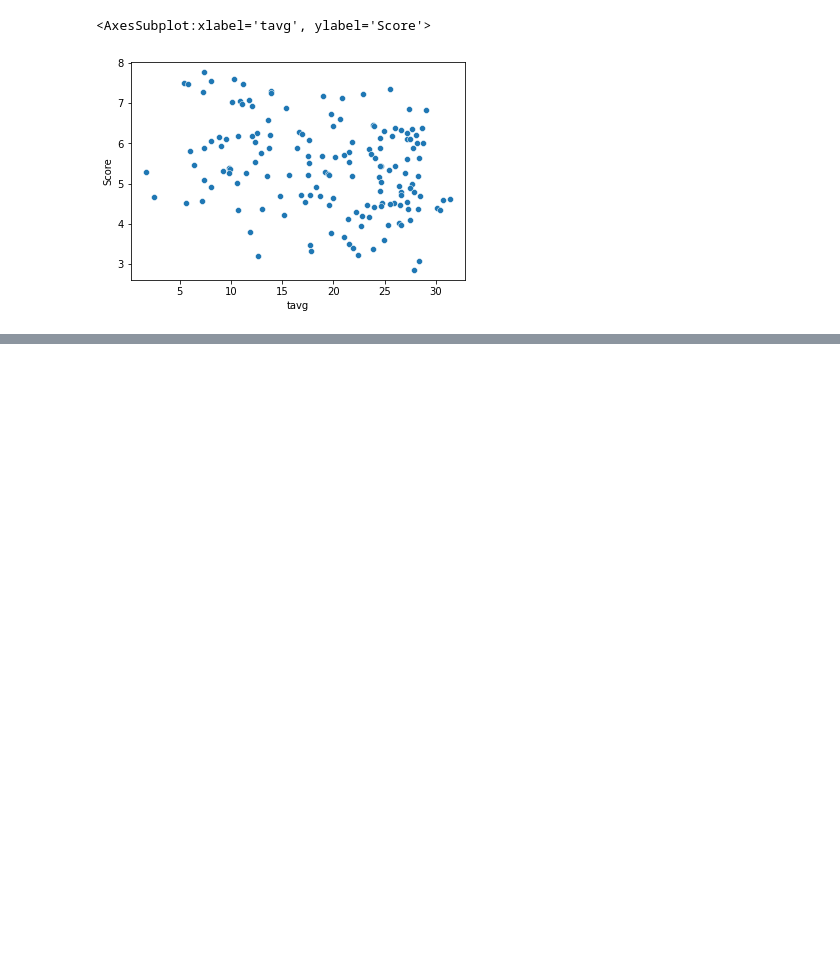
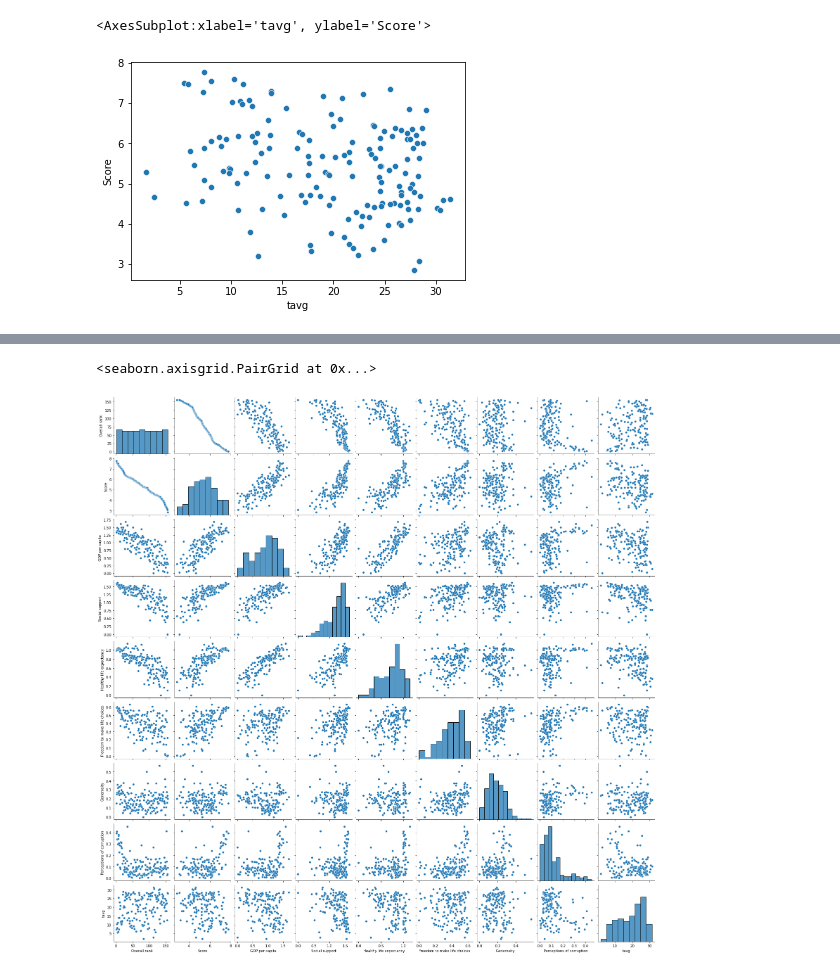
Before and after one commit to ATSchusters/3162-Final, a Jupyter notebook: Visualization.ipynb, the cells around one changed output, grey strips where cells are left out. Drawn from its saved outputs; the diff is of its cells as text; code cells hidden in the pictures; blank space fills up the shorter version.

```diff
--- a/Visualization.ipynb
+++ b/Visualization.ipynb
@@ -55,0 +71,5 @@ sns.scatterplot(x="Healthy life expectancy", y="tavg", data=df)
+# %%
+sns.pairplot(data=df)
+# %% [output]
+<seaborn.axisgrid.PairGrid at 0x...>
+[figure, added]
```
Also changed, not shown: parts of 9 cells of this notebook.
